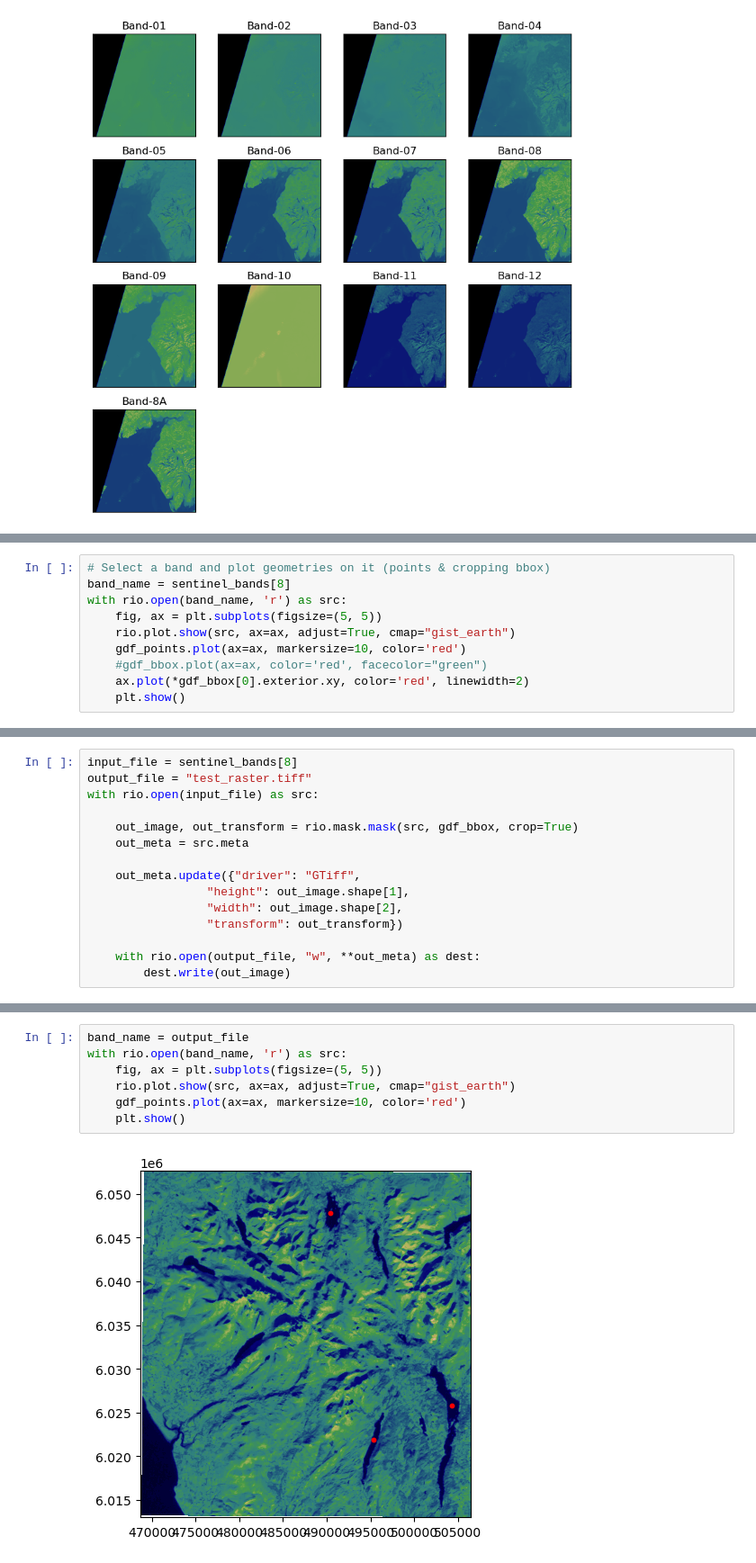
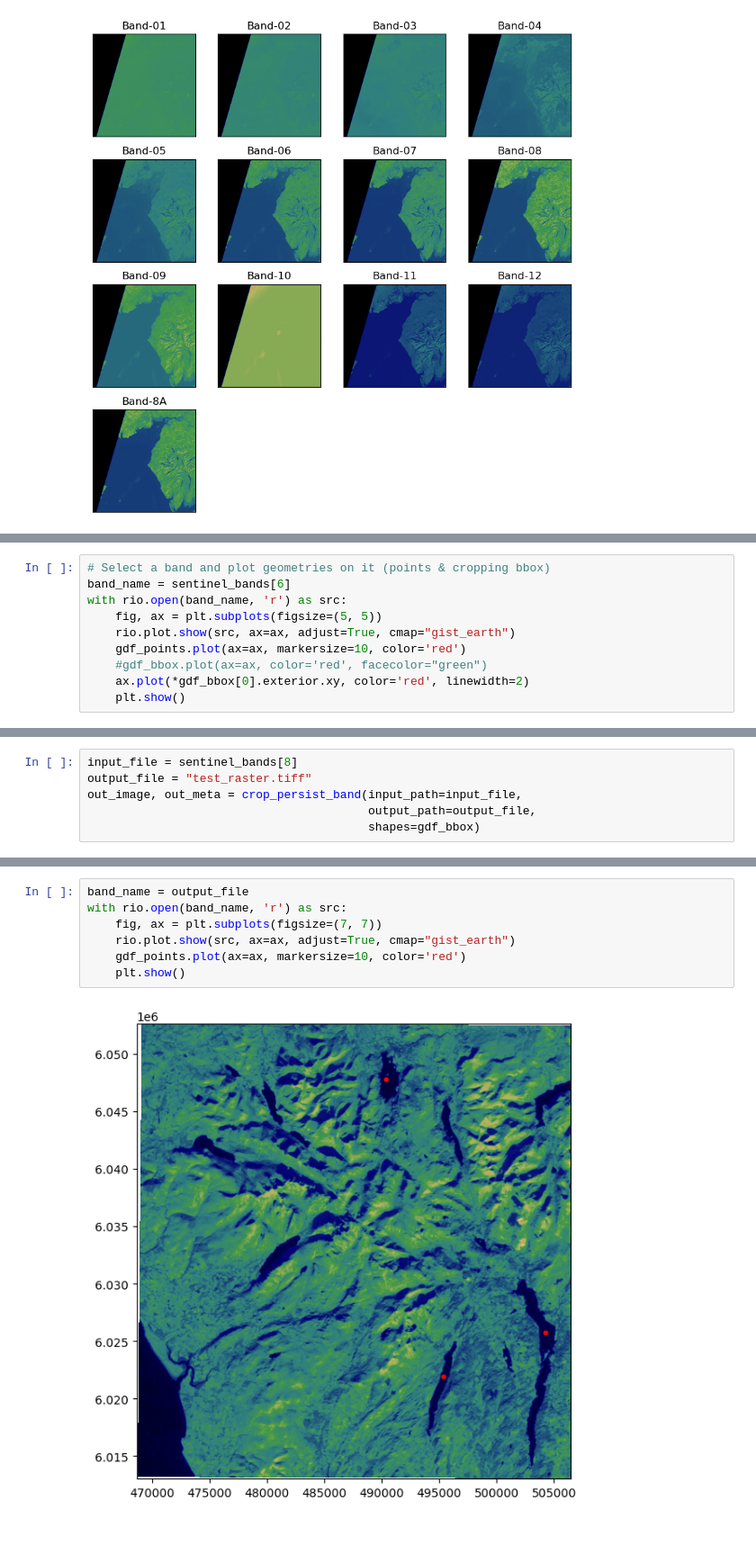
Before and after one commit to mxagar/satellite_image_water_vectorizer, a Jupyter notebook: notebooks/Geospatial_Image_Analysis.ipynb, the cells around one changed output, grey strips where cells are left out. Shown at 90% size. Saved outputs shown, nothing was run; the diff lists cells and outputs as text; blank space fills up the shorter version.

```diff
--- a/notebooks/Geospatial_Image_Analysis.ipynb
+++ b/notebooks/Geospatial_Image_Analysis.ipynb
@@ -234,6 +237,6 @@ plt.show()
 # %%
 # Select a band and plot geometries on it (points & cropping bbox)
-band_name = sentinel_bands[8]
+band_name = sentinel_bands[6]
 with rio.open(band_name, 'r') as src:
     fig, ax = plt.subplots(figsize=(5, 5))
     rio.plot.show(src, ax=ax, adjust=True, cmap="gist_earth")
@@ -248,15 +323,6 @@ with rio.open(band_name, 'r') as src:
 # %%
 input_file = sentinel_bands[8]
 output_file = "test_raster.tiff"
-with rio.open(input_file) as src:
-
-    out_image, out_transform = rio.mask.mask(src, gdf_bbox, crop=True)
-    out_meta = src.meta
-
-    out_meta.update({"driver": "GTiff",
-                 "height": out_image.shape[1],
-                 "width": out_image.shape[2],
-                 "transform": out_transform})
-
-    with rio.open(output_file, "w", **out_meta) as dest:
-        dest.write(out_image)
+out_image, out_meta = crop_persist_band(input_path=input_file,
+                                        output_path=output_file,
+                                        shapes=gdf_bbox)
@@ -263,9 +345,9 @@ with rio.open(input_file) as src:
 # %%
 band_name = output_file
 with rio.open(band_name, 'r') as src:
-    fig, ax = plt.subplots(figsize=(5, 5))
+    fig, ax = plt.subplots(figsize=(7, 7))
     rio.plot.show(src, ax=ax, adjust=True, cmap="gist_earth")
     gdf_points.plot(ax=ax, markersize=10, color='red')
     plt.show()
 # %% [output]
-[figure, old version]
+[figure, new version]
```
Also changed, not shown: parts of 24 cells of this notebook.
